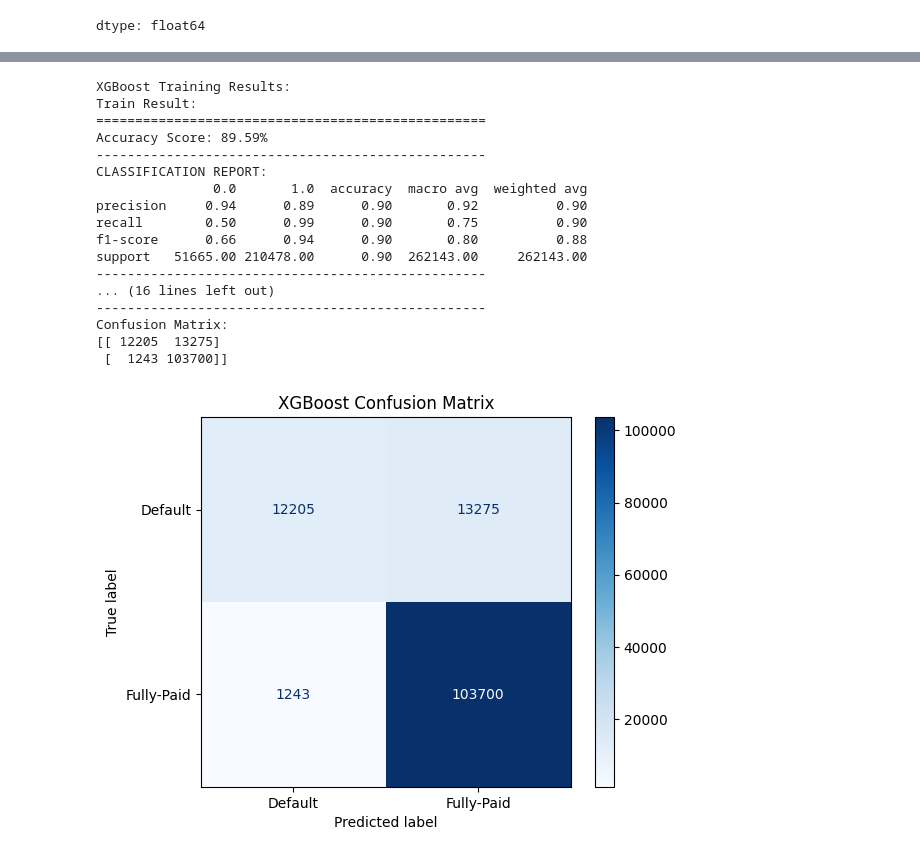
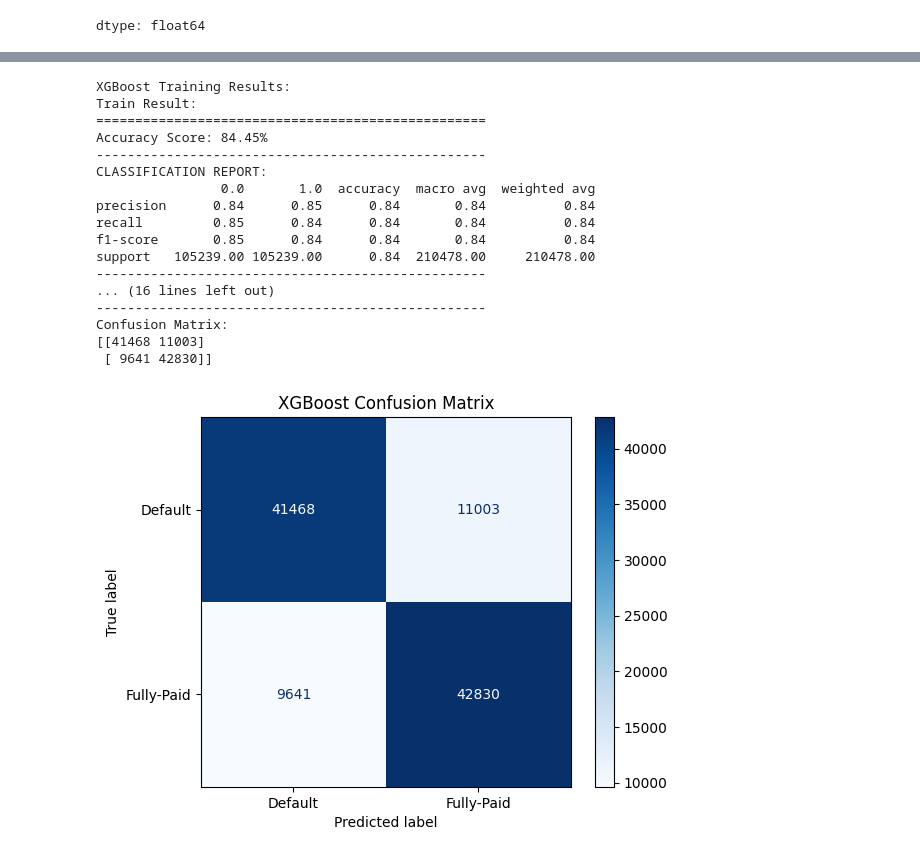
Before and after one commit to attabeezy/seqcredit, a Jupyter notebook: credit_risk_prediction_v1b.ipynb, the cells around one changed output, grey strips where cells are left out. Drawn from its saved outputs; the diff is of its cells as text; code cells hidden in the pictures.

```diff
--- a/credit_risk_prediction_v1b.ipynb
+++ b/credit_risk_prediction_v1b.ipynb
@@ -377,7 +431,7 @@ def nn_model(num_columns, num_labels, hidden_units, dropout_rates, learning_rate
     return model
 # %%
 # ARTIFICIAL NEURAL NETWORK
-num_columns = X_train.shape[1]
+num_columns = X_train_bal.shape[1]
 num_labels = 1
 hidden_units = [150, 150, 150]
 dropout_rates = [0.1, 0, 0.1, 0]
@@ -392,9 +446,9 @@ ann_model = nn_model(
 )
 
 r = ann_model.fit(
-    X_train, y_train,
-    validation_data=(X_test, y_test),
-    epochs=20,
+    X_train_bal, y_train_bal,
+    validation_data=(X_test_bal, y_test_bal),
+    epochs=7,
     batch_size=32,
     verbose=1
 )
@@ -402,17 +456,17 @@ r = ann_model.fit(
 plot_learning_evolution(r)
 
 print("\nANN Training Results:")
-y_train_pred = ann_model.predict(X_train)
-print_score(y_train, y_train_pred.round(), train=True)
+y_train_pred = ann_model.predict(X_train_bal)
+print_score(y_train_bal, y_train_pred.round(), train=True)
 
 print("\nANN Test Results:")
-y_test_pred = ann_model.predict(X_test)
-print_score(y_test, y_test_pred.round(), train=False)
+y_test_pred = ann_model.predict(X_test_bal)
+print_score(y_test_bal, y_test_pred.round(), train=False)
 
 scores_dict = {
     'ANNs': {
-        'Train': roc_auc_score(y_train, ann_model.predict(X_train)),
-        'Test': roc_auc_score(y_test, ann_model.predict(X_test)),
+        'Train': roc_auc_score(y_train_bal, ann_model.predict(X_train_bal)),
+        'Test': roc_auc_score(y_test_bal, ann_model.predict(X_test_bal)),
     },
 }
 # %% [output]
@@ -455,55 +506,55 @@ support   51665.00 210478.00      0.89  262143.00     262143.00
 # XGBOOST CLASSIFIER
 
 xgb_clf = XGBClassifier(use_label_encoder=False, eval_metric='logloss')
-xgb_clf.fit(X_train, y_train)
+xgb_clf.fit(X_train_bal, y_train_bal)
 
 print("\nXGBoost Training Results:")
-y_train_pred = xgb_clf.predict(X_train)
-print_score(y_train, y_train_pred, train=True)
+y_train_pred = xgb_clf.predict(X_train_bal)
+print_score(y_train_bal, y_train_pred, train=True)
 
 print("\nXGBoost Test Results:")
-y_test_pred = xgb_clf.predict(X_test)
-print_score(y_test, y_test_pred, train=False)
+y_test_pred = xgb_clf.predict(X_test_bal)
+print_score(y_test_bal, y_test_pred, train=False)
 
 # Confusion Matrix
 disp = ConfusionMatrixDisplay.from_estimator(
-    xgb_clf, X_test, y_test,
+    xgb_clf, X_test_bal, y_test_bal,
     cmap='Blues', values_format='d',
     display_labels=['Default', 'Fully-Paid']
 )
 plt.title('XGBoost Confusion Matrix')
 plt.savefig('xgboost_confusion_matrix.png', dpi=300, bbox_inches='tight')
 plt.show()
 
 # ROC Curve
-disp = RocCurveDisplay.from_estimator(xgb_clf, X_test, y_test)
+disp = RocCurveDisplay.from_estimator(xgb_clf, X_test_bal, y_test_bal)
 plt.title('XGBoost ROC Curve')
 plt.savefig('xgboost_roc_curve.png', dpi=300, bbox_inches='tight')
 plt.show()
 
 scores_dict['XGBoost'] = {
-    'Train': roc_auc_score(y_train, xgb_clf.predict(X_train)),
-    'Test': roc_auc_score(y_test, xgb_clf.predict(X_test)),
+    'Train': roc_auc_score(y_train_bal, xgb_clf.predict(X_train_bal)),
+    'Test': roc_auc_score(y_test_bal, xgb_clf.predict(X_test_bal)),
 }
 # %% [output]
 XGBoost Training Results:
 Train Result:
 ==================================================
-Accuracy Score: 89.59%
+Accuracy Score: 84.45%
 --------------------------------------------------
 CLASSIFICATION REPORT:
-               0.0       1.0  accuracy  macro avg  weighted avg
-precision     0.94      0.89      0.90       0.92          0.90
-recall        0.50      0.99      0.90       0.75          0.90
-f1-score      0.66      0.94      0.90       0.80          0.88
-support   51665.00 210478.00      0.90  262143.00     262143.00
+                0.0       1.0  accuracy  macro avg  weighted avg
+precision      0.84      0.85      0.84       0.84          0.84
+recall         0.85      0.84      0.84       0.84          0.84
+f1-score       0.85      0.84      0.84       0.84          0.84
+support   105239.00 105239.00      0.84  210478.00     210478.00
 --------------------------------------------------
 ... (16 lines left out)
 --------------------------------------------------
 Confusion Matrix:
-[[ 12205  13275]
- [  1243 103700]]
+[[41468 11003]
+ [ 9641 42830]]
-[figure, old version]
+[figure, new version]
 [figure]
 # %%
 # RANDOM FOREST CLASSIFIER
```
Also changed, not shown: parts of 4 cells of this notebook.
